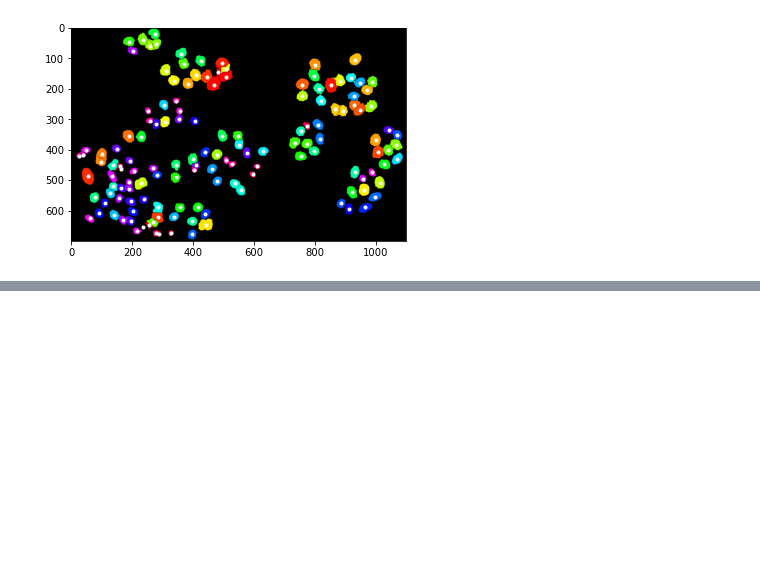
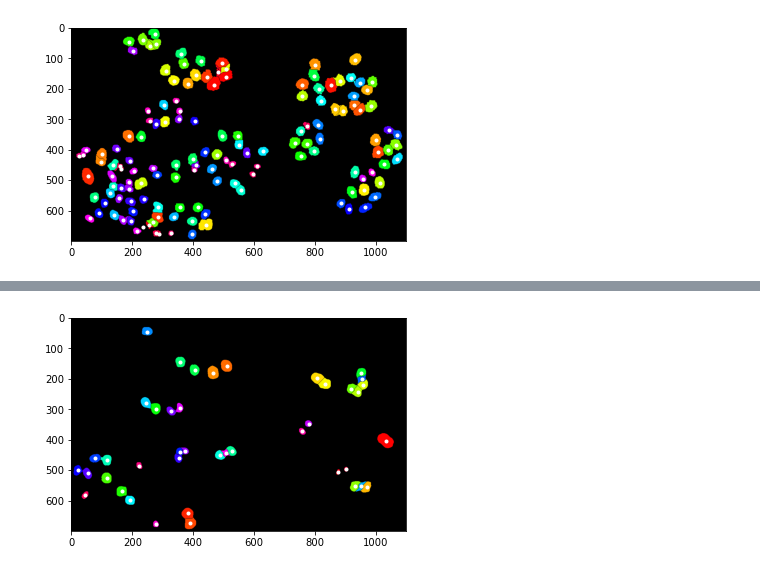
Before and after one commit to moates695/cs9517_Group_Project, a Jupyter notebook: marcus/updated_functions.ipynb, the cells around one changed output, grey strips where cells are left out. Drawn from its saved outputs; the diff is of its cells as text; code cells hidden in the pictures; blank space fills up the shorter version.

```diff
--- a/marcus/updated_functions.ipynb
+++ b/marcus/updated_functions.ipynb
@@ -57,6 +62,7 @@ def create_img(pts):
         new[i, j] = MAX
     return new
 # %%
+# flush all cells that touch the border of the image
 def flush_border_cells(pts, img):
     to_check = []
     border_pts = {}
@@ -66,6 +72,15 @@ def flush_border_cells(pts, img):
             to_check.append(pt)
             border_pts[pt] = None
             border_img[pt[0], pt[1]] = MAX
+    while len(to_check) > 0:
+        b_pt = to_check.pop(0)
+        for i in range(-1, 2):
+            for j in range(-1, 2):
+                if (b_pt[0]+i, b_pt[1]+j) in pts and (b_pt[0]+i, b_pt[1]+j) not in border_pts:
+                    to_check.append((b_pt[0]+i, b_pt[1]+j))
+                    border_pts[(b_pt[0]+i, b_pt[1]+j)] = None
+                    border_img[b_pt[0]+i, b_pt[1]+j] = MAX
+    '''
     cnt = 0
     while cnt < 50000:
         if len(to_check) == 0:
@@ -80,16 +95,21 @@ def flush_border_cells(pts, img):
                     border_pts[(b_pt[0]+i, b_pt[1]+j)] = None
                     border_img[b_pt[0]+i, b_pt[1]+j] = MAX
         cnt += 1
+    '''
     new = img - border_img
     return points(new), new.astype('uint16')
 # %%
-def colour_label_image(pts_labels, show=True):
+# from points and labels create a coloured image
+def colour_label_image(pts_labels, show=True, max=None):
     cmap = cm.get_cmap('hsv').copy()
     new_img = np.zeros((NROWS, NCOLS))
     cmap.set_bad(color='black')
     for (pt, label) in pts_labels.items():
         new_img[pt[0],pt[1]] = label
-    norm_new = plt.Normalize(new_img.min(), new_img.max())
+    if max == None:
+        norm_new = plt.Normalize(new_img.min(), new_img.max())
+    else:
+        norm_new = plt.Normalize(new_img.min(), max)
     for i in range(NROWS):
         for j in range(NCOLS):
             if (i,j) not in pts_labels:
@@ -262,9 +281,14 @@ def distance_matrix(centroids1, centroids2):
 # %%
+# segment the image using Chan-Vese Level Set Method, then processing steps
 def segment_CV(img):
-    cv1 = chan_vese(img, mu=5, lambda1=1, lambda2=1, tol=1e-3,
+    img_cv = chan_vese(img, mu=5, lambda1=1, lambda2=1, tol=1e-3,
                 dt=3, init_level_set="checkerboard",
                 extended_output=True)[0]
-    img = np.logical_not(cv1).astype('uint16')*MAX
+    vals = np.unique(img_cv, return_counts=True)[1]
+    if vals[0] < vals[1]:
+        img = np.logical_not(img_cv).astype('uint16') * MAX
+    else:
+        img = img_cv.astype('uint16') * MAX
     pts = points(img)
     mask = np.zeros((6,6))
     mask[1:-1,1:-1] = np.ones((4,4)) * MAX
@@ -274,7 +298,7 @@ def segment_CV(img):
             continue
         if i-1 < 0 or i+5 > NROWS-1 or j-1 < 0 or j+5 > NCOLS-1:
             continue
-        if np.array_equal(mask, out[i-1:i+5,j-1:j+5]):
+        if np.array_equal(mask, img[i-1:i+5,j-1:j+5]):
             for m in range(4):
                 for n in range(4):
                     delete[(i+m,j+n)] = None
@@ -364,0 +398,7 @@ plt_rgb_img_scatter(centroidL, ptsL)
+# %%
+img1 = segment_CV(imgs[0][1])
+pts1 = rebuild(img1, False, False)
+centroid1 = centroids(pts1)
+plt_rgb_img_scatter(centroid1, pts1)
+# %% [output]
+[figure, added]
```
Also changed, not shown: parts of 56 cells of this notebook.
